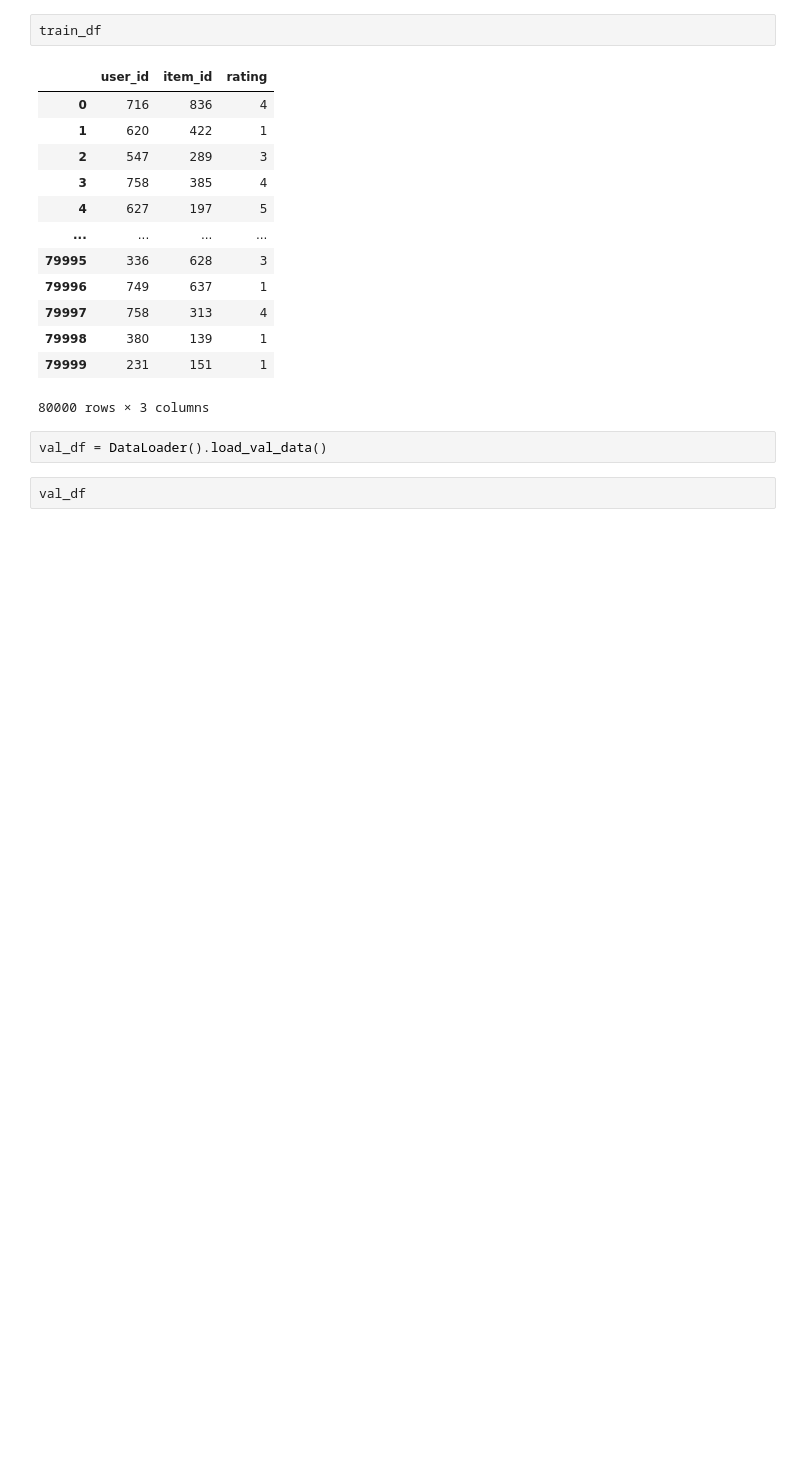
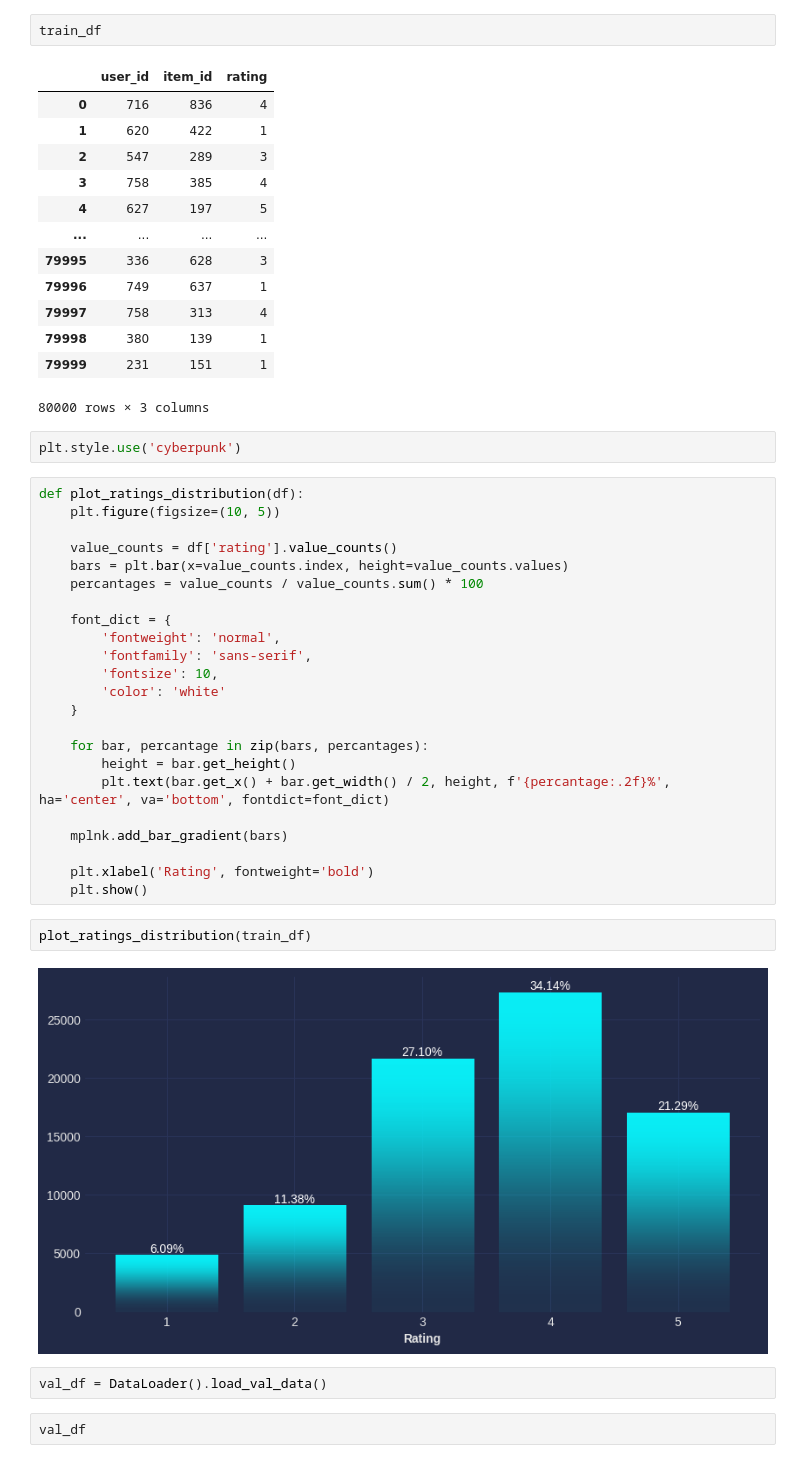
Before and after one commit to sagnik-t/SynthGAN, a Jupyter notebook: notebooks/main.ipynb, the cells around one changed output. Cells and saved outputs as stored; diff of their text form; blank space fills up the shorter version.

```diff
--- a/notebooks/main.ipynb
+++ b/notebooks/main.ipynb
@@ -34,6 +31,35 @@ train_df
 | 79998 | 380 | 139 | 1 |
 | 79999 | 231 | 151 | 1 |
 80000 rows × 3 columns
+# %%
+plt.style.use('cyberpunk')
+# %%
+def plot_ratings_distribution(df):
+    plt.figure(figsize=(10, 5))
+
+    value_counts = df['rating'].value_counts()
+    bars = plt.bar(x=value_counts.index, height=value_counts.values)
+    percantages = value_counts / value_counts.sum() * 100
+
+    font_dict = {
+        'fontweight': 'normal',
+        'fontfamily': 'sans-serif',
+        'fontsize': 10,
+        'color': 'white'
+    }
+
+    for bar, percantage in zip(bars, percantages):
+        height = bar.get_height()
+        plt.text(bar.get_x() + bar.get_width() / 2, height, f'{percantage:.2f}%', ha='center', va='bottom', fontdict=font_dict)
+
+    mplnk.add_bar_gradient(bars)
+
+    plt.xlabel('Rating', fontweight='bold')
+    plt.show()
+# %%
+plot_ratings_distribution(train_df)
+# %% [output]
+[figure, added]
 # %%
 val_df = DataLoader().load_val_data()
 # %%
```
Also changed, not shown: parts of 24 cells of this notebook.
